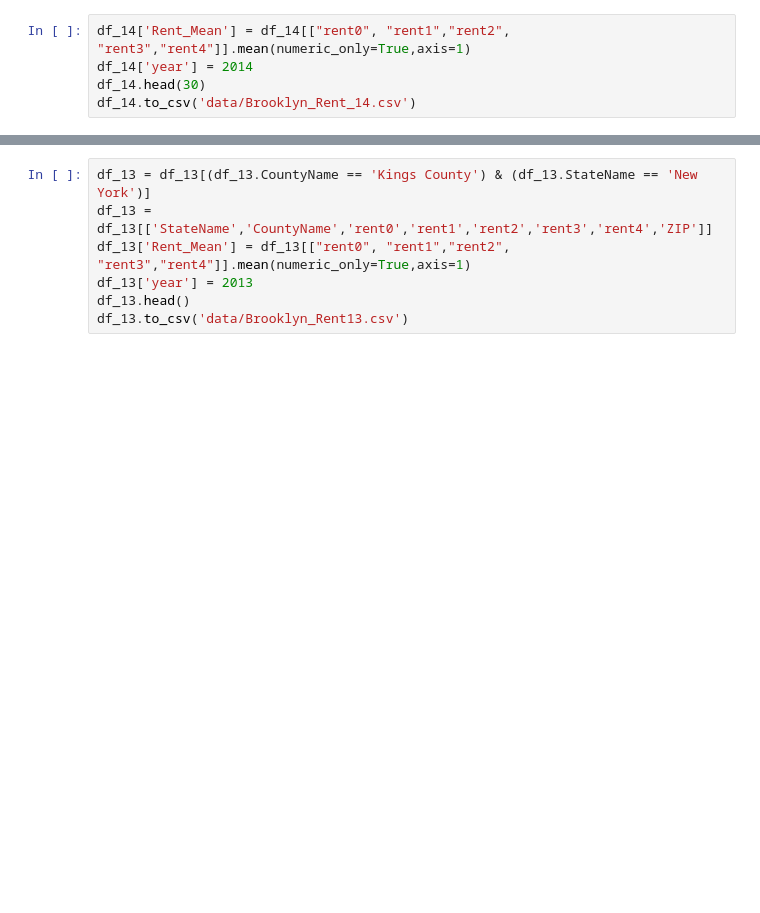
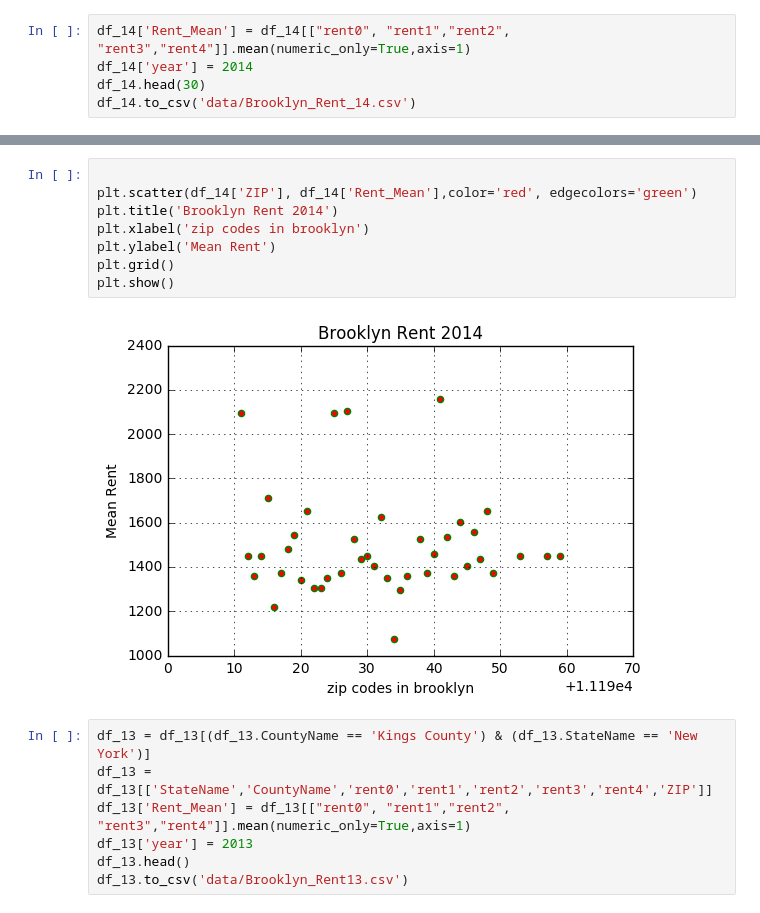
Before and after one commit to cjallow/DataScience-Project, a Jupyter notebook: HB_Rent.ipynb, the cells around one changed output, grey strips where cells are left out. Drawn from its saved outputs; the diff is of its cells as text; blank space fills up the shorter version.

```diff
--- a/HB_Rent.ipynb
+++ b/HB_Rent.ipynb
@@ -120,3 +120,13 @@ plt.show()
+# %%
+
+plt.scatter(df_14['ZIP'], df_14['Rent_Mean'],color='red', edgecolors='green')
+plt.title('Brooklyn Rent 2014')
+plt.xlabel('zip codes in brooklyn')
+plt.ylabel('Mean Rent')
+plt.grid()
+plt.show()
+# %% [output]
+[figure, added]
 # %%
 df_13 = df_13[(df_13.CountyName == 'Kings County') & (df_13.StateName == 'New York')]
 df_13 = df_13[['StateName','CountyName','rent0','rent1','rent2','rent3','rent4','ZIP']]
```
Also changed, not shown: parts of 5 cells of this notebook, 1 other file.
